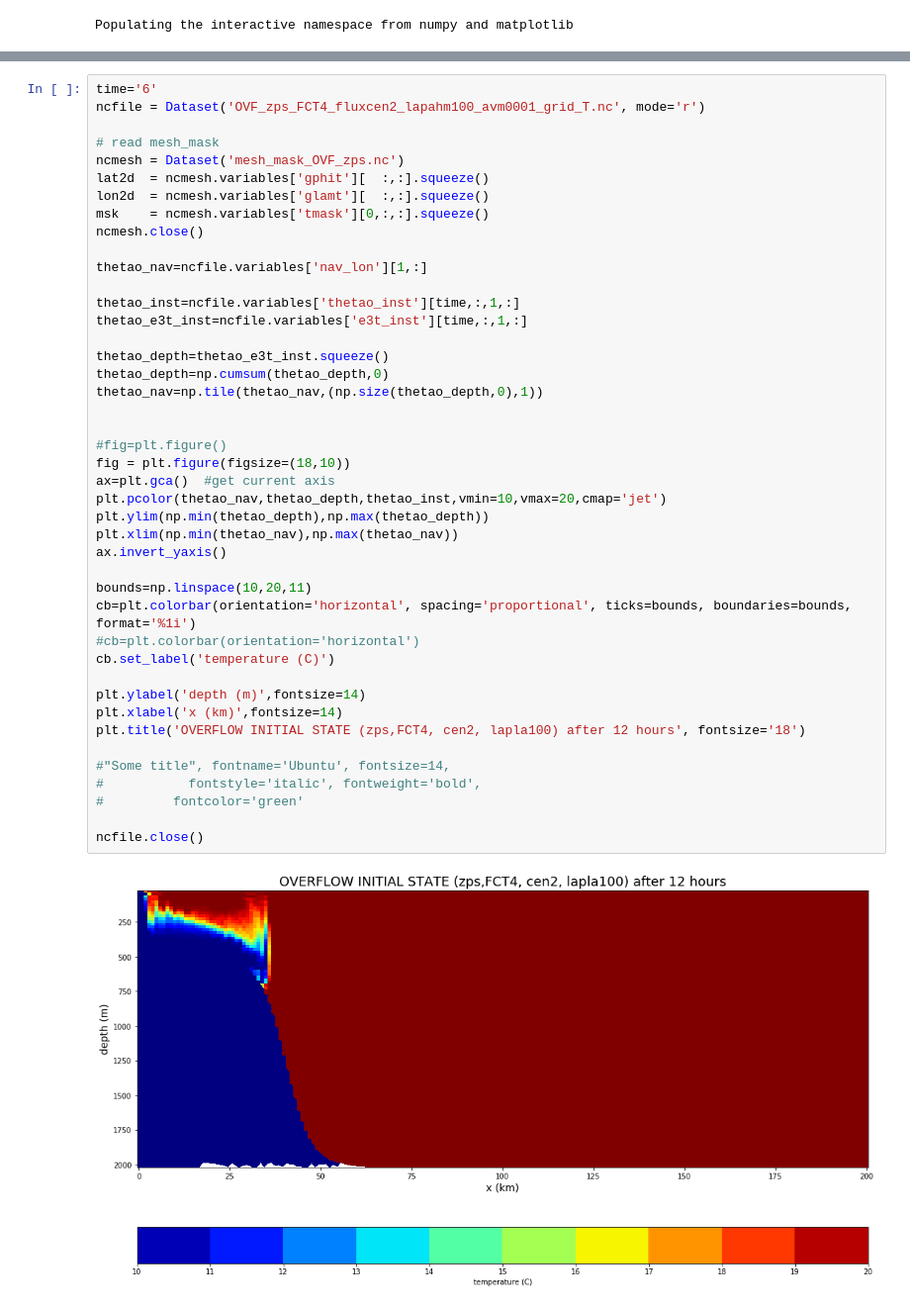
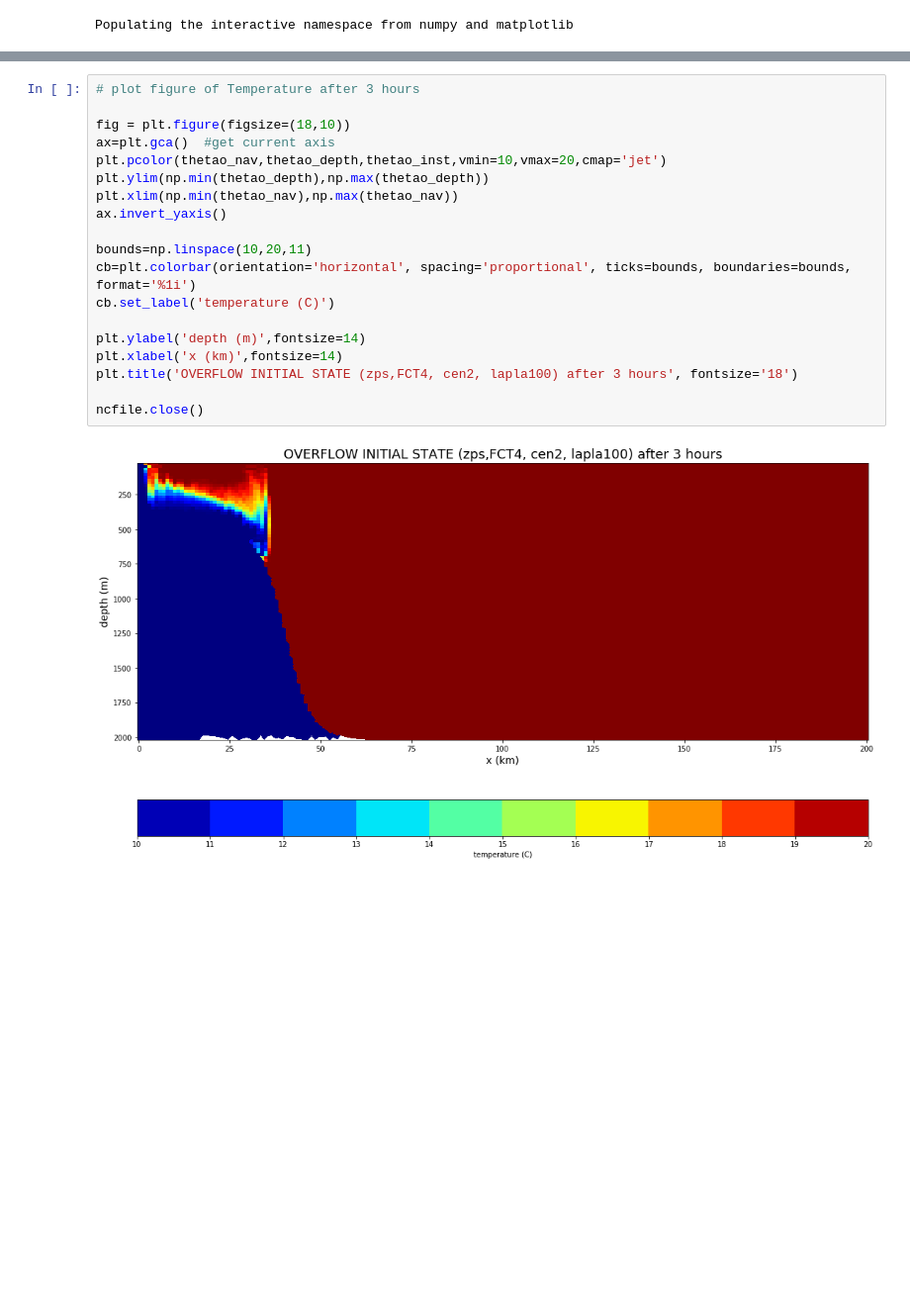
Before and after one commit to sflavoni/NEMO-test-cases, a Jupyter notebook: overflow/notebook/overflow_notebook.ipynb, the cells around one changed output, grey strips where cells are left out. Shown at 99% size. Saved outputs shown, nothing was run; the diff lists cells and outputs as text; blank space fills up the shorter version.

```diff
--- a/overflow/notebook/overflow_notebook.ipynb
+++ b/overflow/notebook/overflow_notebook.ipynb
@@ -22,45 +47,21 @@ Populating the interactive namespace from numpy and matplotlib
 # %%
-time='6'
-ncfile = Dataset('OVF_zps_FCT4_fluxcen2_lapahm100_avm0001_grid_T.nc', mode='r')
+# plot figure of Temperature after 3 hours
 
-# read mesh_mask
-ncmesh = Dataset('mesh_mask_OVF_zps.nc')
-lat2d  = ncmesh.variables['gphit'][  :,:].squeeze()
-lon2d  = ncmesh.variables['glamt'][  :,:].squeeze()
-msk    = ncmesh.variables['tmask'][0,:,:].squeeze()
-ncmesh.close()
-
-thetao_nav=ncfile.variables['nav_lon'][1,:]
-
-thetao_inst=ncfile.variables['thetao_inst'][time,:,1,:]
-thetao_e3t_inst=ncfile.variables['e3t_inst'][time,:,1,:]
-
-thetao_depth=thetao_e3t_inst.squeeze()
-thetao_depth=np.cumsum(thetao_depth,0)
-thetao_nav=np.tile(thetao_nav,(np.size(thetao_depth,0),1))
-
-
-#fig=plt.figure()
 fig = plt.figure(figsize=(18,10))
 ax=plt.gca()  #get current axis
 plt.pcolor(thetao_nav,thetao_depth,thetao_inst,vmin=10,vmax=20,cmap='jet')
 plt.ylim(np.min(thetao_depth),np.max(thetao_depth))
 plt.xlim(np.min(thetao_nav),np.max(thetao_nav))
 ax.invert_yaxis()
 
 bounds=np.linspace(10,20,11)
 cb=plt.colorbar(orientation='horizontal', spacing='proportional', ticks=bounds, boundaries=bounds, format='%1i')
-#cb=plt.colorbar(orientation='horizontal')
 cb.set_label('temperature (C)')
 
 plt.ylabel('depth (m)',fontsize=14)
 plt.xlabel('x (km)',fontsize=14)
-plt.title('OVERFLOW INITIAL STATE (zps,FCT4, cen2, lapla100) after 12 hours', fontsize='18')
-
-#"Some title", fontname='Ubuntu', fontsize=14,
-#           fontstyle='italic', fontweight='bold',
-#         fontcolor='green'
+plt.title('OVERFLOW INITIAL STATE (zps,FCT4, cen2, lapla100) after 3 hours', fontsize='18')
 
 ncfile.close()
 # %% [output]
-[figure, old version]
+[figure, new version]
```
Also changed, not shown: parts of 8 cells of this notebook, 5 other files.
